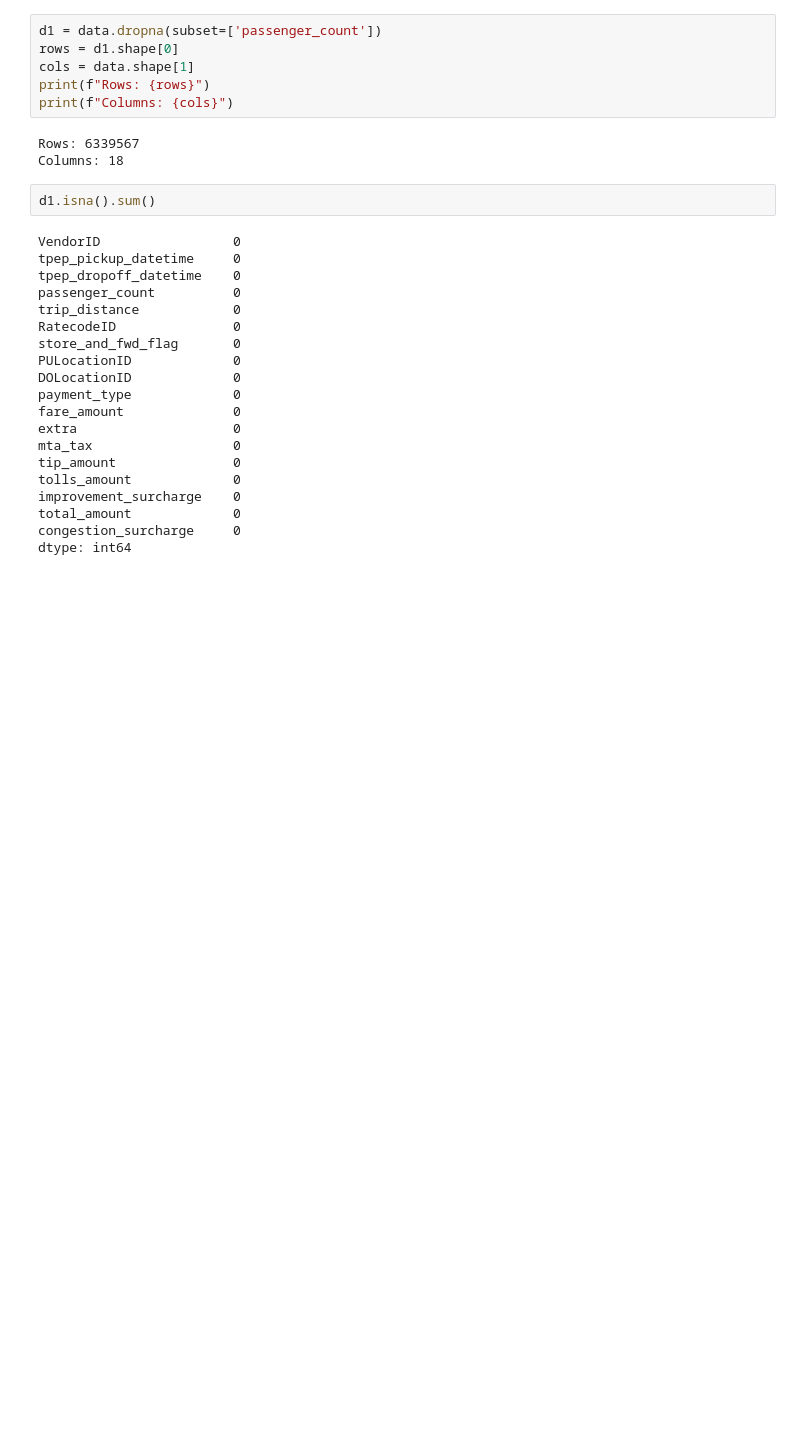
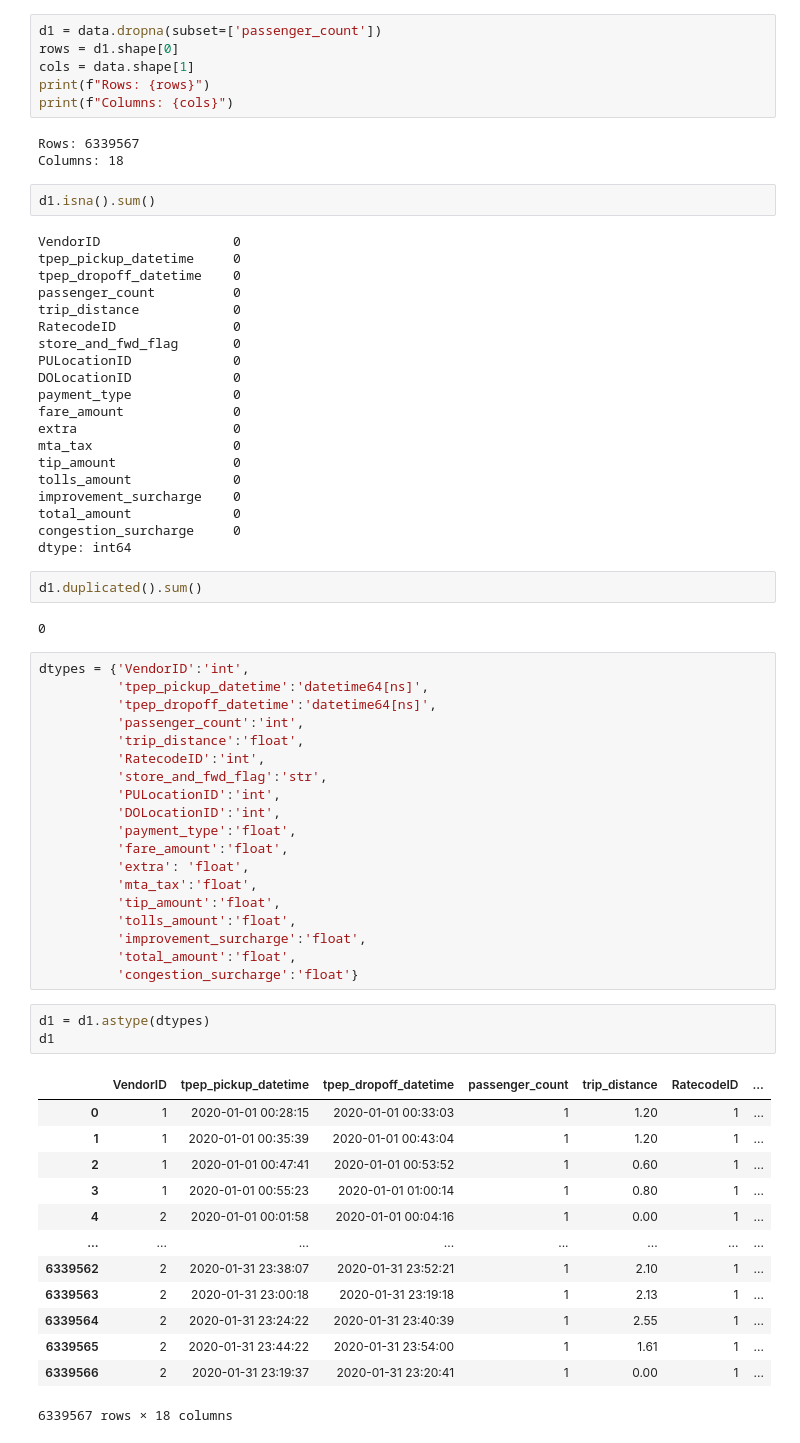
Before and after one commit to dorothydavenport/buildproject-cab-fare-prediction, a Jupyter notebook: BuildProject_FarePrediction.ipynb, the cells around one changed output. Drawn from its saved outputs; the diff is of its cells as text; blank space fills up the shorter version.

```diff
--- a/BuildProject_FarePrediction.ipynb
+++ b/BuildProject_FarePrediction.ipynb
@@ -137,3 +119,43 @@ improvement_surcharge    0
 total_amount             0
 congestion_surcharge     0
 dtype: int64
+# %%
+d1.duplicated().sum()
+# %% [output]
+0
+# %%
+dtypes = {'VendorID':'int',
+          'tpep_pickup_datetime':'datetime64[ns]',
+          'tpep_dropoff_datetime':'datetime64[ns]',
+          'passenger_count':'int',
+          'trip_distance':'float',
+          'RatecodeID':'int',
+          'store_and_fwd_flag':'str',
+          'PULocationID':'int',
+          'DOLocationID':'int',
+          'payment_type':'float',
+          'fare_amount':'float',
+          'extra': 'float',
+          'mta_tax':'float',
+          'tip_amount':'float',
+          'tolls_amount':'float',
+          'improvement_surcharge':'float',
+          'total_amount':'float',
+          'congestion_surcharge':'float'}
+# %%
+d1 = d1.astype(dtypes)
+d1
+# %% [output]
+|  | VendorID | tpep_pickup_datetime | tpep_dropoff_datetime | passenger_count | trip_distance | RatecodeID | ... |
+| 0 | 1 | 2020-01-01 00:28:15 | 2020-01-01 00:33:03 | 1 | 1.20 | 1 | ... |
+| 1 | 1 | 2020-01-01 00:35:39 | 2020-01-01 00:43:04 | 1 | 1.20 | 1 | ... |
+| 2 | 1 | 2020-01-01 00:47:41 | 2020-01-01 00:53:52 | 1 | 0.60 | 1 | ... |
+| 3 | 1 | 2020-01-01 00:55:23 | 2020-01-01 01:00:14 | 1 | 0.80 | 1 | ... |
+| 4 | 2 | 2020-01-01 00:01:58 | 2020-01-01 00:04:16 | 1 | 0.00 | 1 | ... |
+| ... | ... | ... | ... | ... | ... | ... | ... |
+| 6339562 | 2 | 2020-01-31 23:38:07 | 2020-01-31 23:52:21 | 1 | 2.10 | 1 | ... |
+| 6339563 | 2 | 2020-01-31 23:00:18 | 2020-01-31 23:19:18 | 1 | 2.13 | 1 | ... |
+| 6339564 | 2 | 2020-01-31 23:24:22 | 2020-01-31 23:40:39 | 1 | 2.55 | 1 | ... |
+| 6339565 | 2 | 2020-01-31 23:44:22 | 2020-01-31 23:54:00 | 1 | 1.61 | 1 | ... |
+| 6339566 | 2 | 2020-01-31 23:19:37 | 2020-01-31 23:20:41 | 1 | 0.00 | 1 | ... |
+6339567 rows × 18 columns
```
Also changed, not shown: parts of 8 cells of this notebook.
